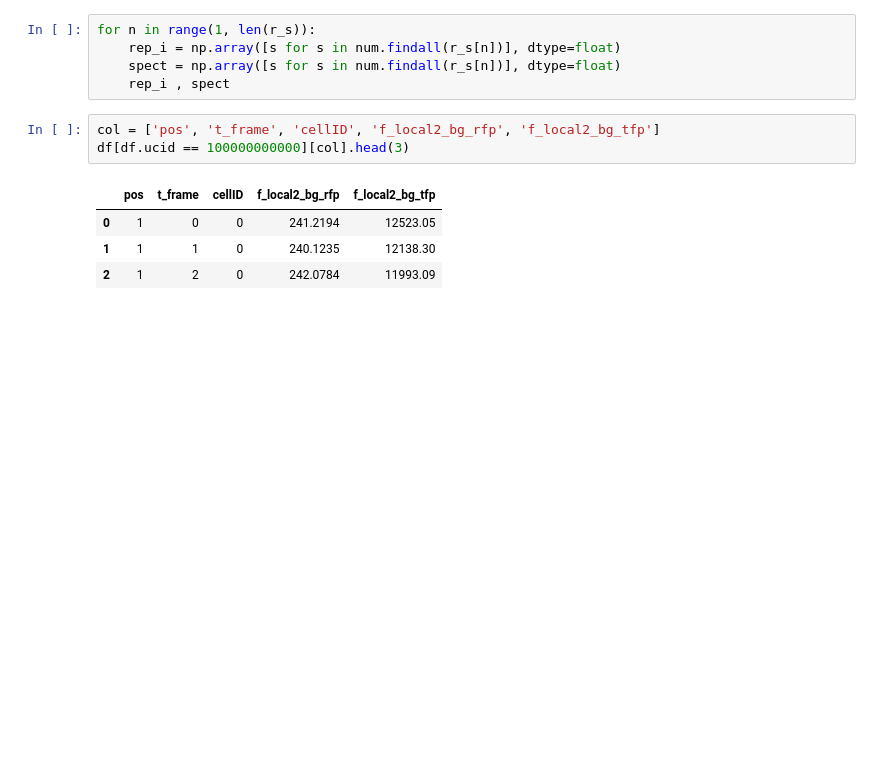
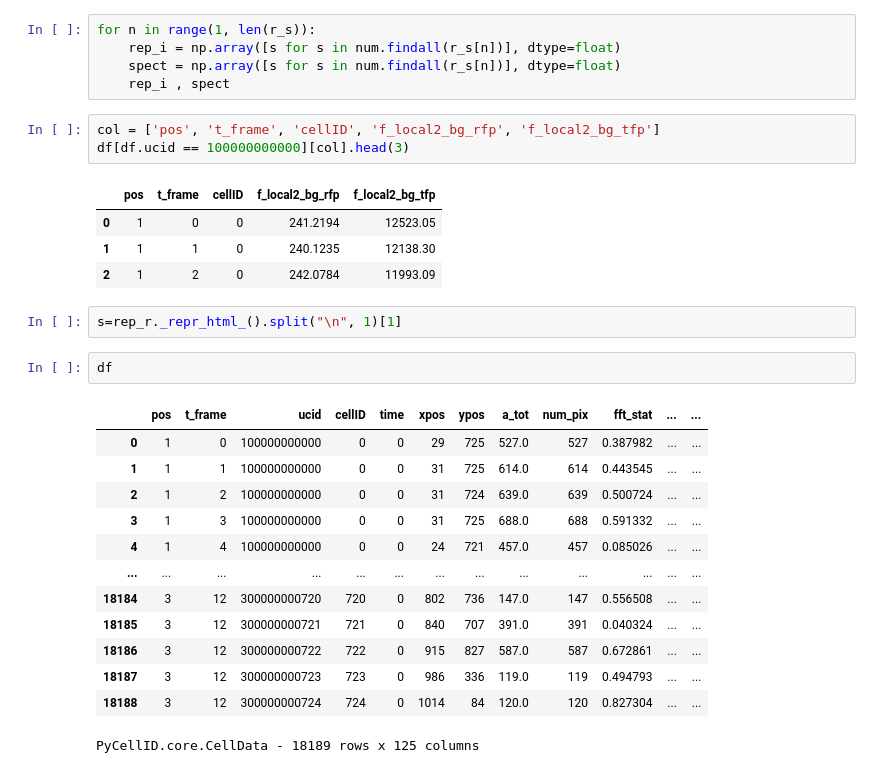
Before and after one commit to pyCellID/pyCellID, a Jupyter notebook: Untitled.ipynb, the cells around one changed output. Cells and saved outputs as stored; diff of their text form; blank space fills up the shorter version.

```diff
--- a/Untitled.ipynb
+++ b/Untitled.ipynb
@@ -96,3 +96,21 @@ df[df.ucid == 100000000000][col].head(3)
 | 0 | 1 | 0 | 0 | 241.2194 | 12523.05 |
 | 1 | 1 | 1 | 0 | 240.1235 | 12138.30 |
 | 2 | 1 | 2 | 0 | 242.0784 | 11993.09 |
+# %%
+s=rep_r._repr_html_().split("\n", 1)[1]
+# %%
+df
+# %% [output]
+|  | pos | t_frame | ucid | cellID | time | xpos | ypos | a_tot | num_pix | fft_stat | ... | ... |
+| 0 | 1 | 0 | 100000000000 | 0 | 0 | 29 | 725 | 527.0 | 527 | 0.387982 | ... | ... |
+| 1 | 1 | 1 | 100000000000 | 0 | 0 | 31 | 725 | 614.0 | 614 | 0.443545 | ... | ... |
+| 2 | 1 | 2 | 100000000000 | 0 | 0 | 31 | 724 | 639.0 | 639 | 0.500724 | ... | ... |
+| 3 | 1 | 3 | 100000000000 | 0 | 0 | 31 | 725 | 688.0 | 688 | 0.591332 | ... | ... |
+| 4 | 1 | 4 | 100000000000 | 0 | 0 | 24 | 721 | 457.0 | 457 | 0.085026 | ... | ... |
+| ... | ... | ... | ... | ... | ... | ... | ... | ... | ... | ... | ... | ... |
+| 18184 | 3 | 12 | 300000000720 | 720 | 0 | 802 | 736 | 147.0 | 147 | 0.556508 | ... | ... |
+| 18185 | 3 | 12 | 300000000721 | 721 | 0 | 840 | 707 | 391.0 | 391 | 0.040324 | ... | ... |
+| 18186 | 3 | 12 | 300000000722 | 722 | 0 | 915 | 827 | 587.0 | 587 | 0.672861 | ... | ... |
+| 18187 | 3 | 12 | 300000000723 | 723 | 0 | 986 | 336 | 119.0 | 119 | 0.494793 | ... | ... |
+| 18188 | 3 | 12 | 300000000724 | 724 | 0 | 1014 | 84 | 120.0 | 120 | 0.827304 | ... | ... |
+PyCellID.core.CellData - 18189 rows x 125 columns
```
Also changed, not shown: parts of 9 cells of this notebook, 2 other files.
